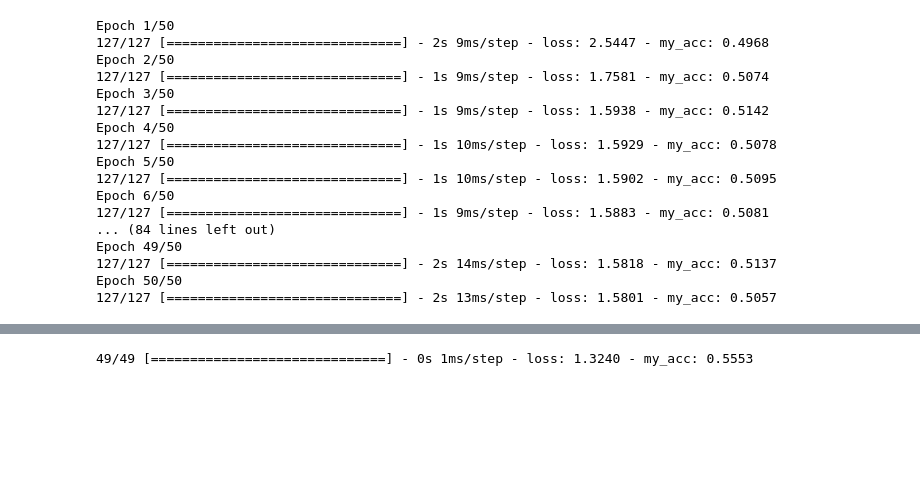
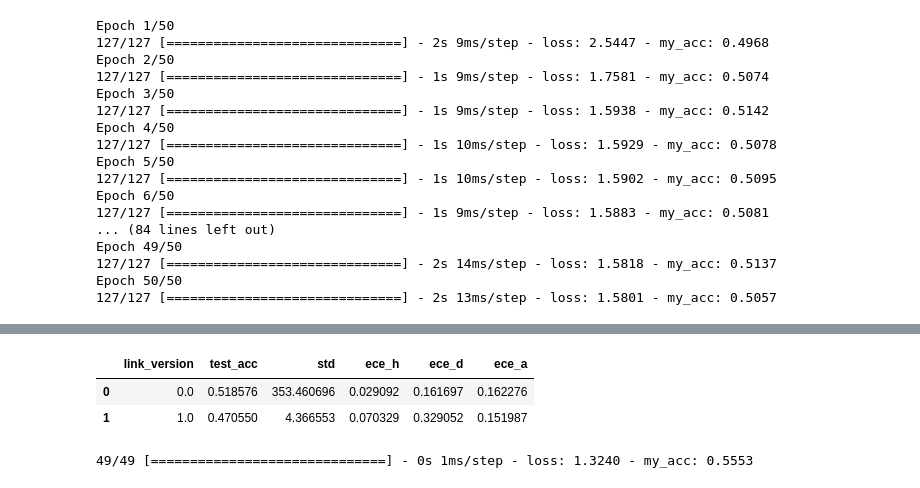
Before and after one commit to s-morten/packing-report, a Jupyter notebook: xT-impact/dnn/nn_cnn.ipynb, the cells around one changed output, grey strips where cells are left out. Saved outputs shown, nothing was run; the diff lists cells and outputs as text; code cells hidden in the pictures; blank space fills up the shorter version.

Commit message:
cnn auswertung

```diff
--- a/xT-impact/dnn/nn_cnn.ipynb
+++ b/xT-impact/dnn/nn_cnn.ipynb
@@ -127,7 +127,7 @@ X_test.shape
 # %% [output]
 (1545, 4, 4)
 # %%
-dconf1, dconf2 = dropout_conf_1(cnn=True)
+dconf1, dconf2 = dropout_conf_1(80, cnn=True)
 step_size = len(dconf1)
 model = Sequential()
 model.add(InputLayer(input_shape=(4, 4, 1)))
@@ -407,3 +592,9 @@ auswertung.head(10)
+# %%
+auswertung.head()
+# %% [output]
+|  | link_version | test_acc | std | ece_h | ece_d | ece_a |
+| 0 | 0.0 | 0.518576 | 353.460696 | 0.029092 | 0.161697 | 0.162276 |
+| 1 | 1.0 | 0.470550 | 4.366553 | 0.070329 | 0.329052 | 0.151987 |
 # %%
 model.evaluate(X_test, y_test)
 # %% [output]
```
Also changed, not shown: parts of 5 cells of this notebook, 2 other files.
